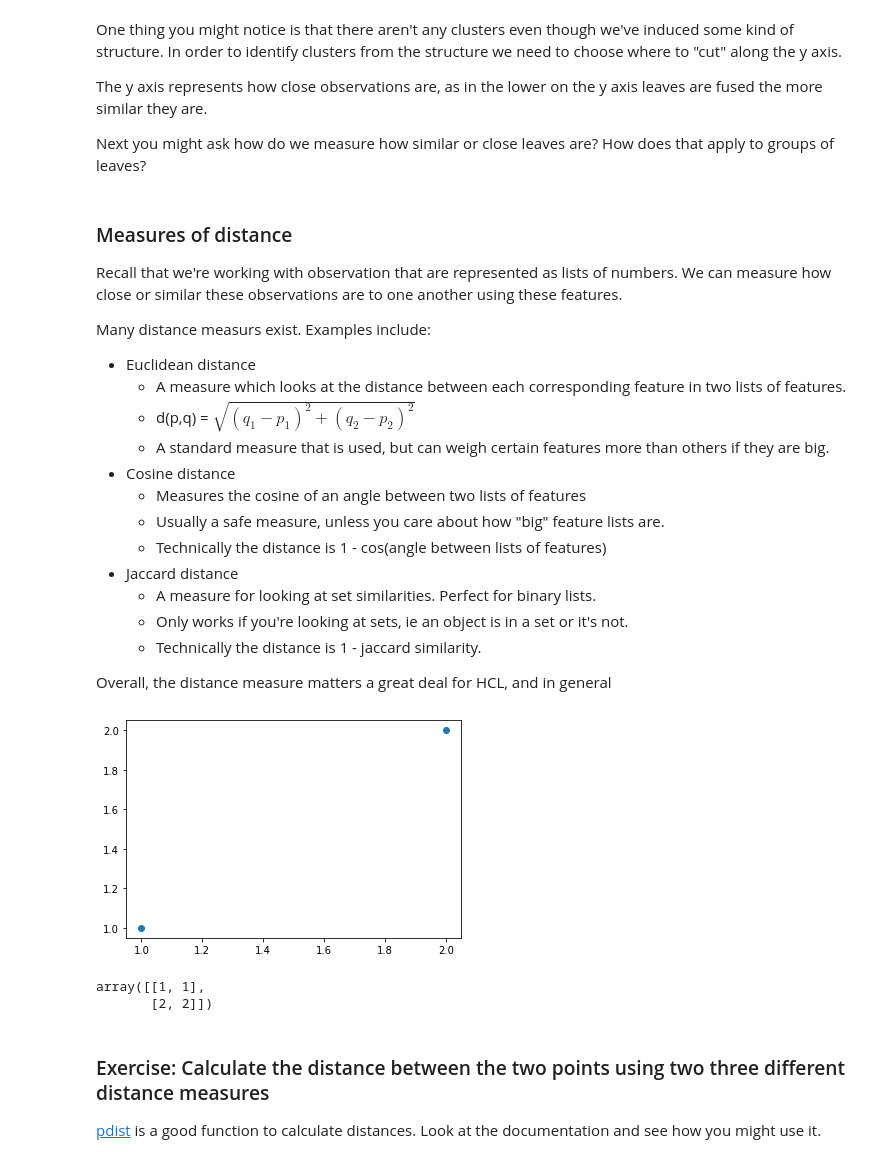
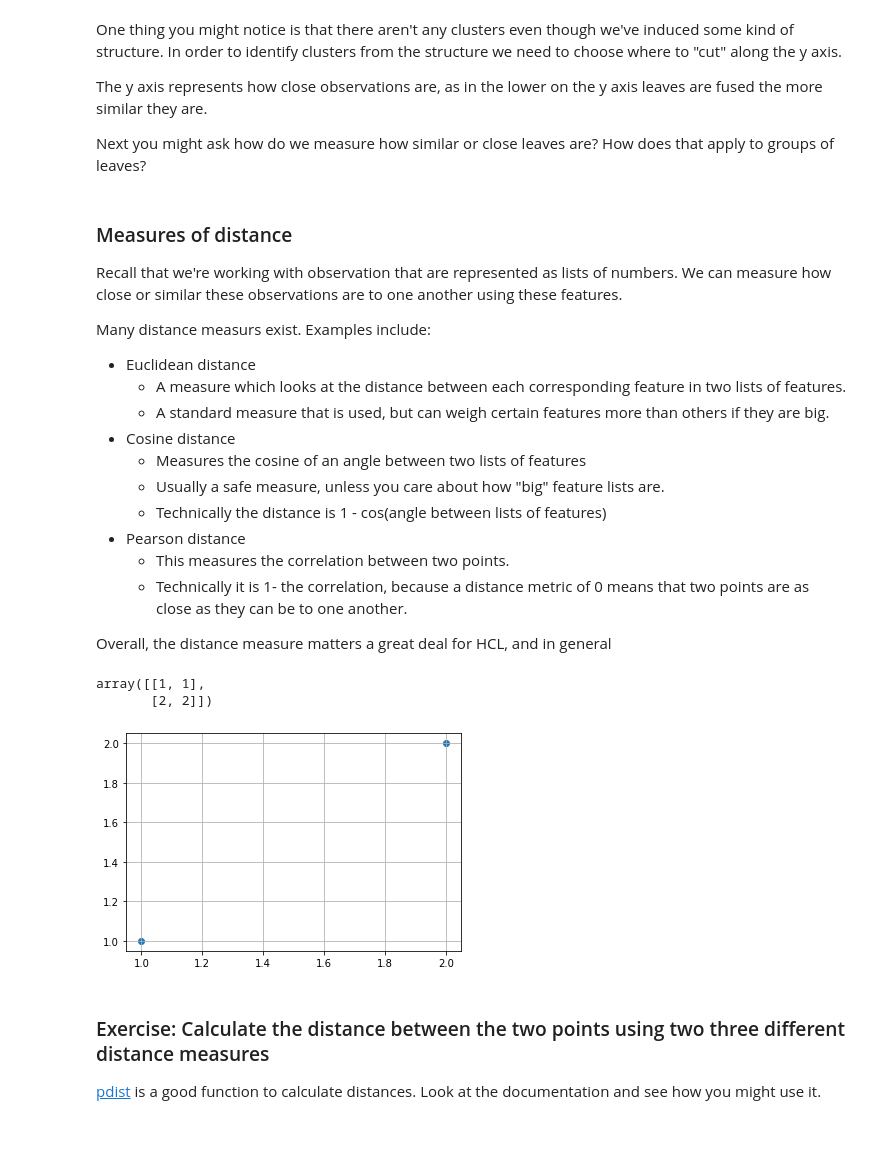
Before and after one commit to crowegian/indigiData_clustering, a Jupyter notebook: Completed Uncovering Structure in Data.ipynb, the cells around one changed output. Drawn from its saved outputs; the diff is of its cells as text; code cells hidden in the pictures; blank space fills up the shorter version.

```diff
--- a/Completed Uncovering Structure in Data.ipynb
+++ b/Completed Uncovering Structure in Data.ipynb
@@ -98,29 +188,29 @@ Recall that we're working with observation that are represented as lists of numb
 Many distance measurs exist. Examples include:
 * Euclidean distance
     * A measure which looks at the distance between each corresponding feature in two lists of features.
-    * d(p,q) = $\sqrt{(q_1 - p_1)^2 + (q_2 - p_2)^2}$
     * A standard measure that is used, but can weigh certain features more than others if they are big.
 * Cosine distance
     * Measures the cosine of an angle between two lists of features
     * Usually a safe measure, unless you care about how "big" feature lists are.
     * Technically the distance is 1 - cos(angle between lists of features)
-* Jaccard distance
-    * A measure for looking at set similarities. Perfect for binary lists.
-    * Only works if you're looking at sets, ie an object is in a set or it's not.
-    * Technically the distance is 1 - jaccard similarity.
+* Pearson distance
+    * This measures the correlation between two points.
+    * Technically it is 1- the correlation, because a distance metric of 0 means that two points are as close as they can be to one another.
 
 Overall, the distance measure matters a great deal for HCL, and in general
 # %%
 X = np.array([[1,1], [2,2]])
-plt.scatter(X[:,0], X[:,1])
-plt.show()
+
+X
 # %% [output]
-[figure, removed]
+array([[1, 1],
+       [2, 2]])
 # %%
-X
+plt.scatter(X[:,0], X[:,1])
+plt.grid()
+plt.show()
 # %% [output]
-array([[1, 1],
-       [2, 2]])
+[figure, added]
 # %% [markdown]
 ### Exercise: Calculate the distance between the two points using two three different distance measures
 [pdist](https://docs.scipy.org/doc/scipy/reference/generated/scipy.spatial.distance.pdist.html#scipy.spatial.distance.pdist) is a good function to calculate distances. Look at the documentation and see how you might use it.
```
Also changed, not shown: parts of 35 cells of this notebook, 1 other file.
